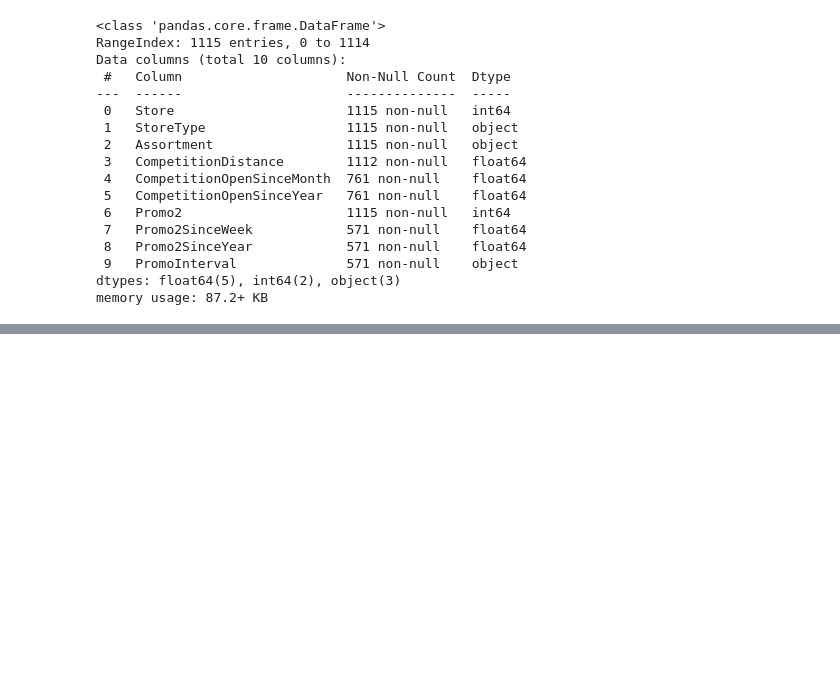
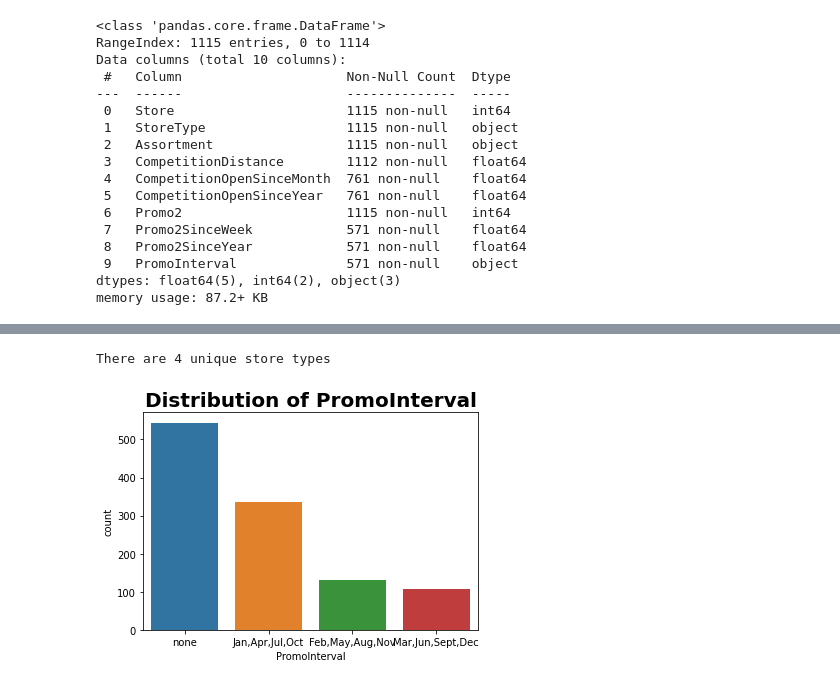
Before and after one commit to Hen0k/Rossmann-Pharmaceuticals-Sales-Forcast, a Jupyter notebook: notebooks/initial_data_exploration.ipynb, the cells around one changed output, grey strips where cells are left out. Saved outputs shown, nothing was run; the diff lists cells and outputs as text; code cells hidden in the pictures; blank space fills up the shorter version.

```diff
--- a/notebooks/initial_data_exploration.ipynb
+++ b/notebooks/initial_data_exploration.ipynb
@@ -66,0 +302,6 @@ memory usage: 87.2+ KB
+# %%
+print(f"There are {store_df['PromoInterval'].unique().shape[0]} unique store types")
+plotters.plot_count(store_df, 'PromoInterval')
+# %% [output]
+There are 4 unique store types
+[figure, added]
```
Also changed, not shown: parts of 44 cells of this notebook.
